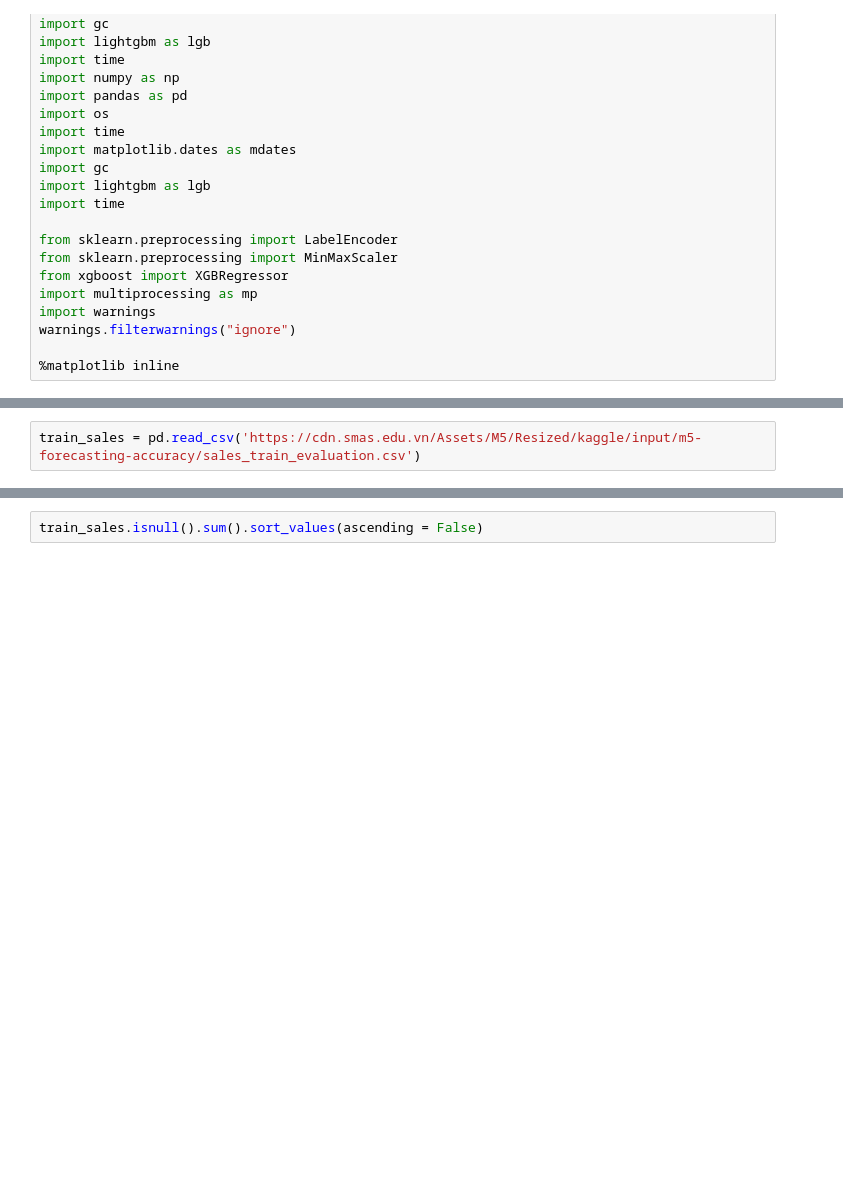
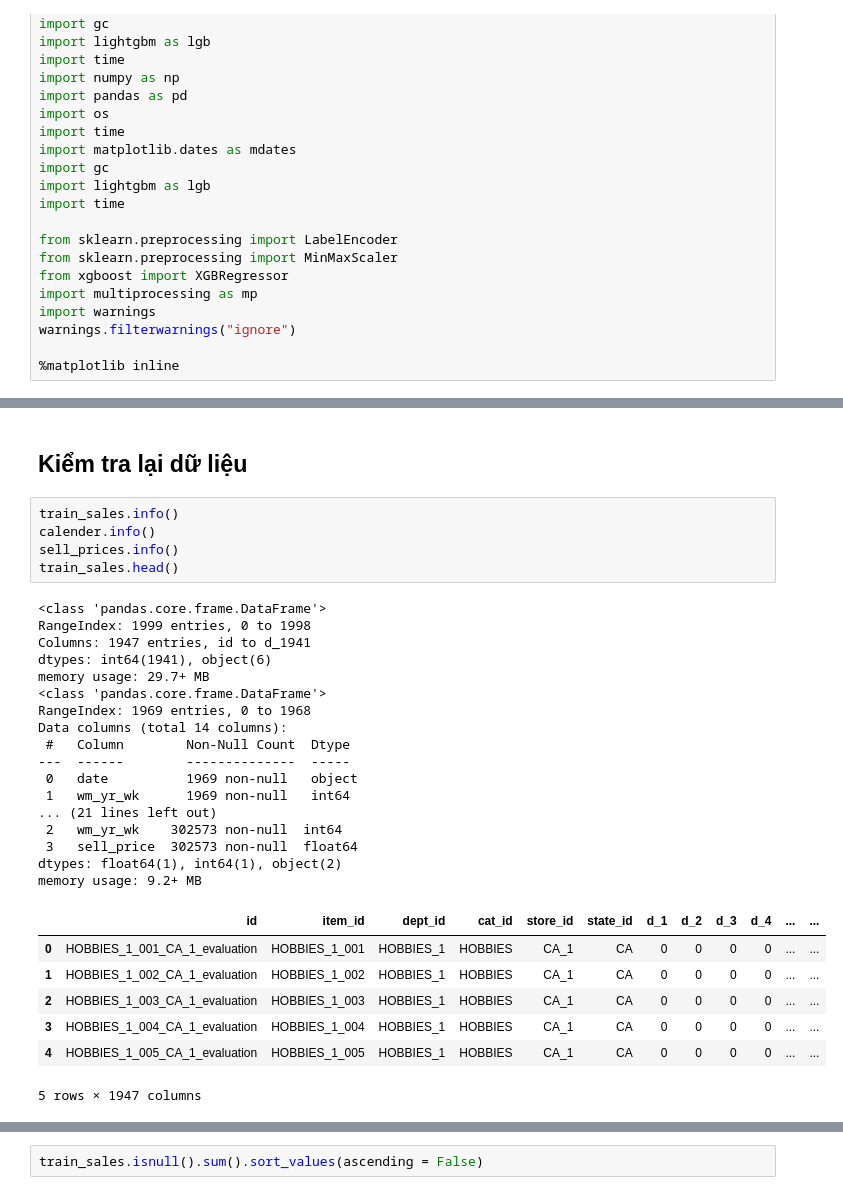
Before and after one commit to sonsiho/PythonForEngineer, a Jupyter notebook: Exercise3.ipynb, the cells around one changed output, grey strips where cells are left out. Cells and saved outputs as stored; diff of their text form; blank space fills up the shorter version.

```diff
--- a/Exercise3.ipynb
+++ b/Exercise3.ipynb
@@ -70,5 +75,35 @@ calender  = pd.read_csv('https://cdn.smas.edu.vn/Assets/M5/Resized/kaggle/input/
 # submission_file = pd.read_csv('https://cdn.smas.edu.vn/Assets/M5/Resized/kaggle/input/m5-forecasting-accuracy/sample_submission.csv')
 
 # sales_train_evaluation = pd.read_csv('https://cdn.smas.edu.vn/Assets/M5/Full/kaggle/input/m5-forecasting-accuracy/sales_train_evaluation.csv')
-# %%
-train_sales = pd.read_csv('https://cdn.smas.edu.vn/Assets/M5/Resized/kaggle/input/m5-forecasting-accuracy/sales_train_evaluation.csv')
+# %% [markdown]
+## Kiểm tra lại dữ liệu
+# %%
+train_sales.info()
+calender.info()
+sell_prices.info()
+train_sales.head()
+# %% [output]
+<class 'pandas.core.frame.DataFrame'>
+RangeIndex: 1999 entries, 0 to 1998
+Columns: 1947 entries, id to d_1941
+dtypes: int64(1941), object(6)
+memory usage: 29.7+ MB
+<class 'pandas.core.frame.DataFrame'>
+RangeIndex: 1969 entries, 0 to 1968
+Data columns (total 14 columns):
+ #   Column        Non-Null Count  Dtype
+---  ------        --------------  -----
+ 0   date          1969 non-null   object
+ 1   wm_yr_wk      1969 non-null   int64
+... (21 lines left out)
+ 2   wm_yr_wk    302573 non-null  int64
+ 3   sell_price  302573 non-null  float64
+dtypes: float64(1), int64(1), object(2)
+memory usage: 9.2+ MB
+|  | id | item_id | dept_id | cat_id | store_id | state_id | d_1 | d_2 | d_3 | d_4 | ... | ... |
+| 0 | HOBBIES_1_001_CA_1_evaluation | HOBBIES_1_001 | HOBBIES_1 | HOBBIES | CA_1 | CA | 0 | 0 | 0 | 0 | ... | ... |
+| 1 | HOBBIES_1_002_CA_1_evaluation | HOBBIES_1_002 | HOBBIES_1 | HOBBIES | CA_1 | CA | 0 | 0 | 0 | 0 | ... | ... |
+| 2 | HOBBIES_1_003_CA_1_evaluation | HOBBIES_1_003 | HOBBIES_1 | HOBBIES | CA_1 | CA | 0 | 0 | 0 | 0 | ... | ... |
+| 3 | HOBBIES_1_004_CA_1_evaluation | HOBBIES_1_004 | HOBBIES_1 | HOBBIES | CA_1 | CA | 0 | 0 | 0 | 0 | ... | ... |
+| 4 | HOBBIES_1_005_CA_1_evaluation | HOBBIES_1_005 | HOBBIES_1 | HOBBIES | CA_1 | CA | 0 | 0 | 0 | 0 | ... | ... |
+5 rows × 1947 columns
```
Also changed, not shown: parts of 41 cells of this notebook.
